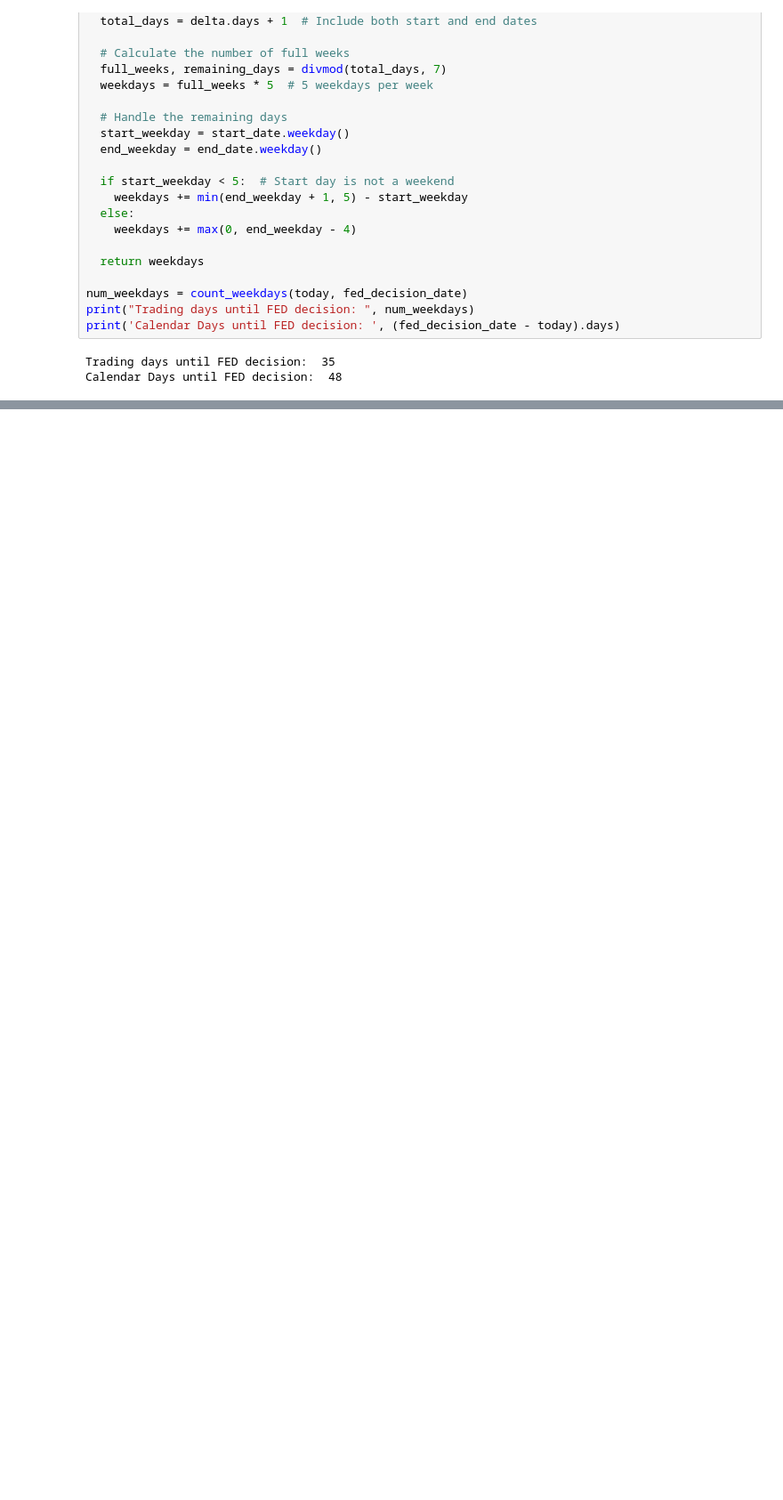
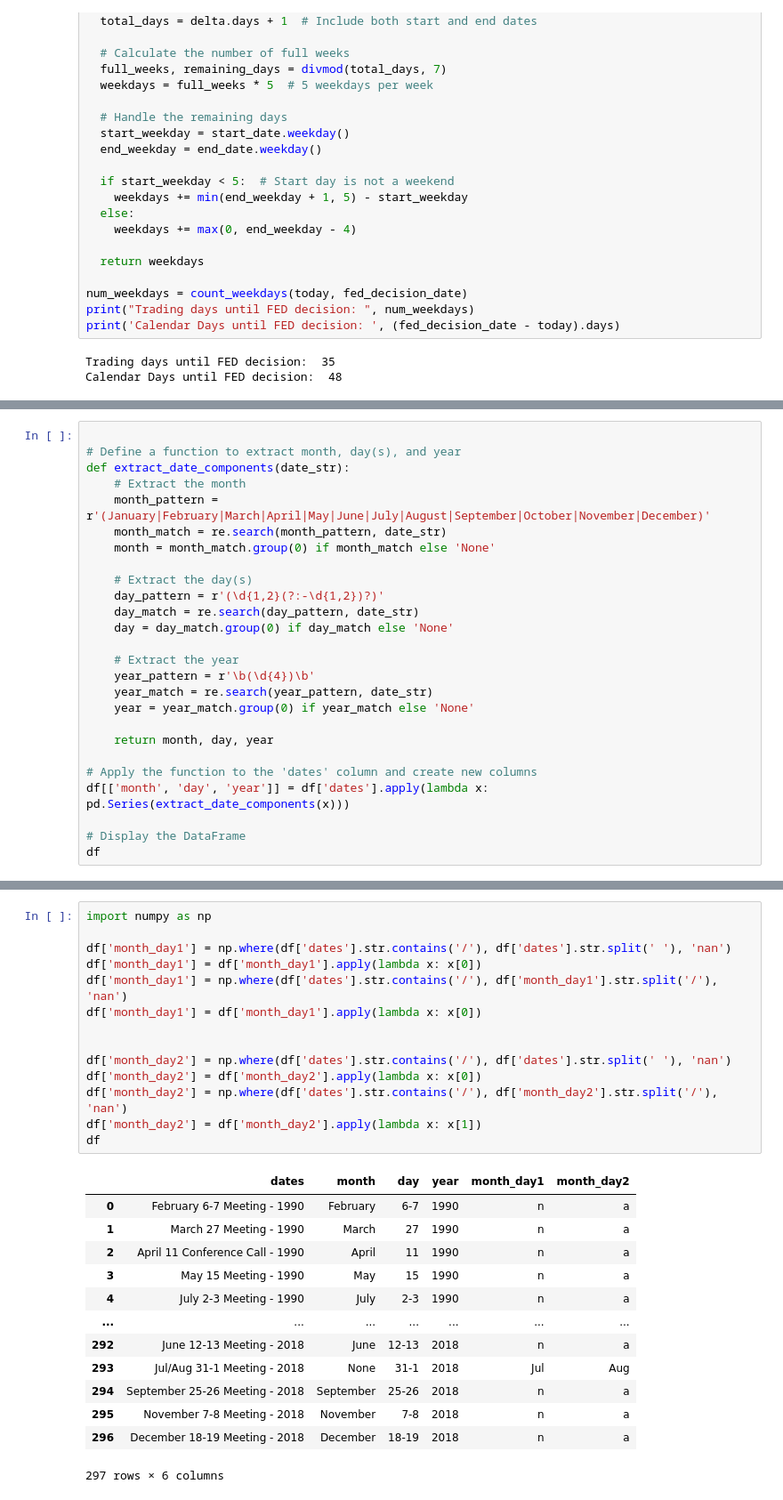
Before and after one commit to jessie-blue/ATS_Development, a Jupyter notebook: Strat_3/FRED_API.ipynb, the cells around one changed output, grey strips where cells are left out. Shown at 89% size. Cells and saved outputs as stored; diff of their text form; blank space fills up the shorter version.

```diff
--- a/Strat_3/FRED_API.ipynb
+++ b/Strat_3/FRED_API.ipynb
@@ -221,0 +356,26 @@ Calendar Days until FED decision:  48
+# %%
+
+# Define a function to extract month, day(s), and year
+def extract_date_components(date_str):
+    # Extract the month
+    month_pattern = r'(January|February|March|April|May|June|July|August|September|October|November|December)'
+    month_match = re.search(month_pattern, date_str)
+    month = month_match.group(0) if month_match else 'None'
+
+    # Extract the day(s)
+    day_pattern = r'(\d{1,2}(?:-\d{1,2})?)'
+    day_match = re.search(day_pattern, date_str)
+    day = day_match.group(0) if day_match else 'None'
+
+    # Extract the year
+    year_pattern = r'\b(\d{4})\b'
+    year_match = re.search(year_pattern, date_str)
+    year = year_match.group(0) if year_match else 'None'
+
+    return month, day, year
+
+# Apply the function to the 'dates' column and create new columns
+df[['month', 'day', 'year']] = df['dates'].apply(lambda x: pd.Series(extract_date_components(x)))
+
+# Display the DataFrame
+df
@@ -221,0 +413,28 @@ Calendar Days until FED decision:  48
+# %%
+import numpy as np
+
+df['month_day1'] = np.where(df['dates'].str.contains('/'), df['dates'].str.split(' '), 'nan')
+df['month_day1'] = df['month_day1'].apply(lambda x: x[0])
+df['month_day1'] = np.where(df['dates'].str.contains('/'), df['month_day1'].str.split('/'), 'nan')
+df['month_day1'] = df['month_day1'].apply(lambda x: x[0])
+
+
+df['month_day2'] = np.where(df['dates'].str.contains('/'), df['dates'].str.split(' '), 'nan')
+df['month_day2'] = df['month_day2'].apply(lambda x: x[0])
+df['month_day2'] = np.where(df['dates'].str.contains('/'), df['month_day2'].str.split('/'), 'nan')
+df['month_day2'] = df['month_day2'].apply(lambda x: x[1])
+df
+# %% [output]
+|  | dates | month | day | year | month_day1 | month_day2 |
+| 0 | February 6-7 Meeting - 1990 | February | 6-7 | 1990 | n | a |
+| 1 | March 27 Meeting - 1990 | March | 27 | 1990 | n | a |
+| 2 | April 11 Conference Call - 1990 | April | 11 | 1990 | n | a |
+| 3 | May 15 Meeting - 1990 | May | 15 | 1990 | n | a |
+| 4 | July 2-3 Meeting - 1990 | July | 2-3 | 1990 | n | a |
+| ... | ... | ... | ... | ... | ... | ... |
+| 292 | June 12-13 Meeting - 2018 | June | 12-13 | 2018 | n | a |
+| 293 | Jul/Aug 31-1 Meeting - 2018 | None | 31-1 | 2018 | Jul | Aug |
+| 294 | September 25-26 Meeting - 2018 | September | 25-26 | 2018 | n | a |
+| 295 | November 7-8 Meeting - 2018 | November | 7-8 | 2018 | n | a |
+| 296 | December 18-19 Meeting - 2018 | December | 18-19 | 2018 | n | a |
+297 rows × 6 columns
```
Also changed, not shown: parts of 19 cells of this notebook, 5 other files.
